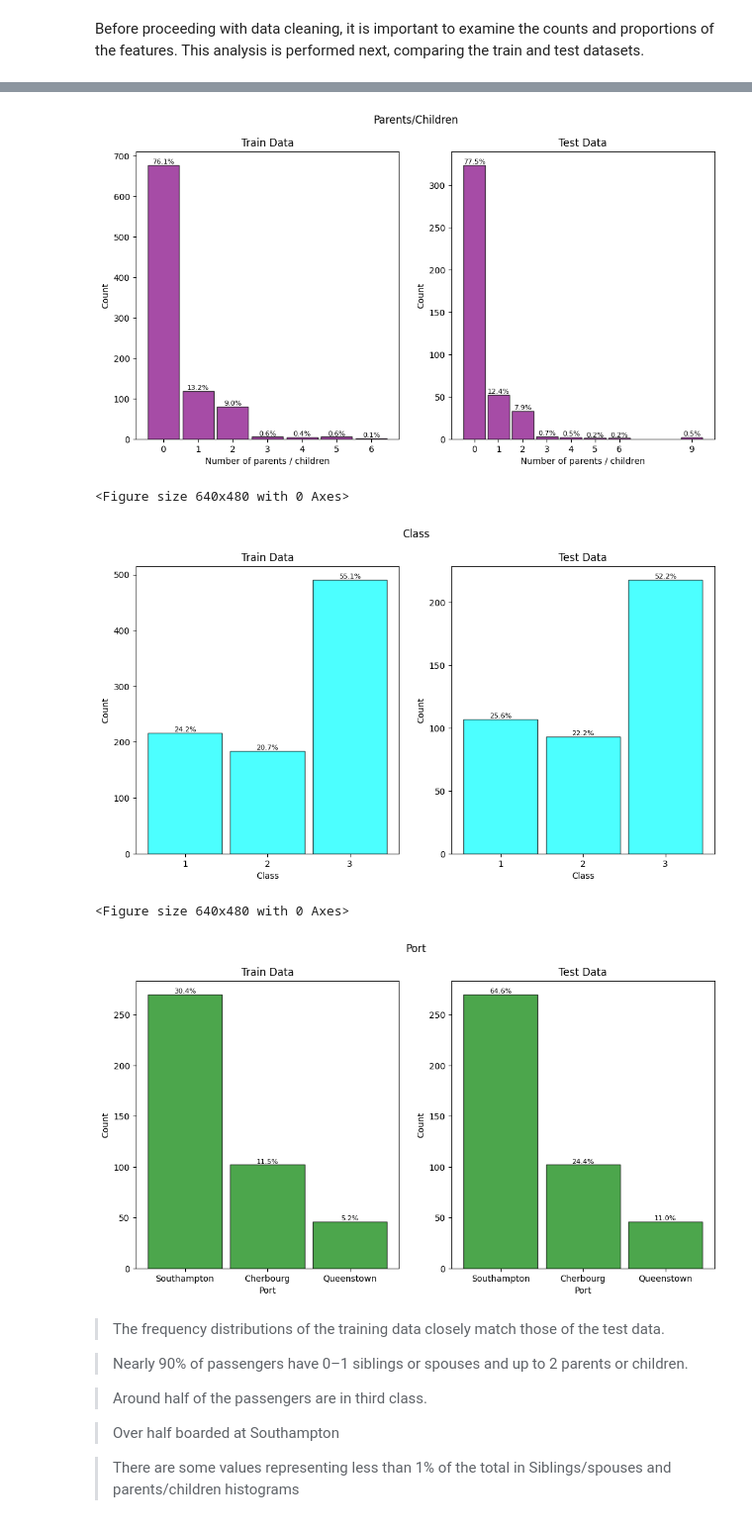
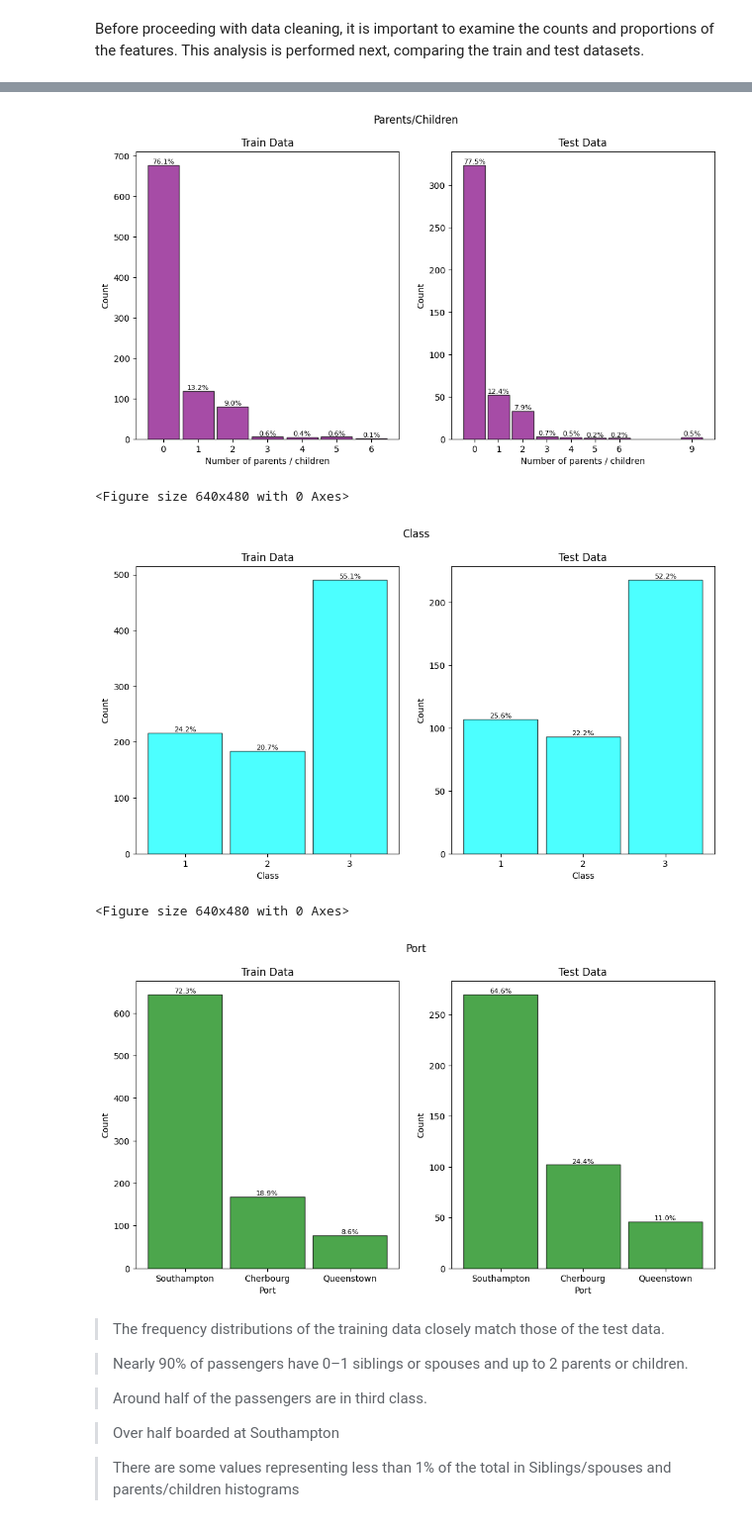
Before and after one commit to PrFis/Kaggle-Titanic_datset, a Jupyter notebook: titanic-data-analysis.ipynb, the cells around one changed output, grey strips where cells are left out. Shown at 99% size. Cells and saved outputs as stored; diff of their text form; code cells hidden in the pictures.

Commit message:
Kaggle Notebook | Titanic data analysis | Version 7

```diff
--- a/titanic-data-analysis.ipynb
+++ b/titanic-data-analysis.ipynb
@@ -327,41 +327,41 @@ PclassX_test = test_data['Pclass'].dropna().unique()
 #sort
 PclassX_train.sort()
 PclassX_test.sort()
 Pclass_hist_train = []
 Pclass_hist_test = []
 for par in PclassX_train:
     Pclass_hist_train.append(len(train_data.loc[train_data.Pclass == par ]))
 for par in PclassX_test:
     Pclass_hist_test.append(len(test_data.loc[test_data.Pclass == par ]))
 
 #plot
 Histogram_plotB(PclassX_train  , Pclass_hist_train,len(train_data['Pclass'].dropna()), PclassX_test  , Pclass_hist_test,len(test_data['Pclass'].dropna()), "Class", "Count", 0, "cyan", 0.9, "", 1, "Class")
 
 # Embarked
 
 #dropping null values
-embarked_counts = train_data['Embarked'].dropna().value_counts()
-embarked_counts = test_data['Embarked'].dropna().value_counts()
+embarked_counts_train = train_data['Embarked'].dropna().value_counts()
+embarked_counts_test = test_data['Embarked'].dropna().value_counts()
 
-embarkedX_train = embarked_counts.index.tolist()
-embarked_hist_train = embarked_counts.values.tolist()
+embarkedX_train = embarked_counts_train.index.tolist()
+embarked_hist_train = embarked_counts_train.values.tolist()
 
-embarkedX_test = embarked_counts.index.tolist()
-embarked_hist_test = embarked_counts.values.tolist()
+embarkedX_test = embarked_counts_test.index.tolist()
+embarked_hist_test = embarked_counts_test.values.tolist()
 
 #plot
-Histogram_plotB(["Southampton", "Cherbourg","Queenstown" ] , embarked_hist_train ,len(train_data['Embarked'].dropna()), ["Southampton", "Cherbourg","Queenstown" ]  , embarked_hist_test,len(test_data['Embarked'].dropna()), "Port", "Count", 0, "green", 0.9, "", 1, "Port")
+Histogram_plotB(["Southampton", "Cherbourg","Queenstown" ] , embarked_hist_train ,len(train_data['Embarked']), ["Southampton", "Cherbourg","Queenstown" ]  , embarked_hist_test,len(test_data['Embarked'].dropna()), "Port", "Count", 0, "green", 0.9, "", 1, "Port")
 # %% [output]
 <Figure size 640x480 with 0 Axes>
 [figure]
 <Figure size 640x480 with 0 Axes>
 [figure]
 <Figure size 640x480 with 0 Axes>
 [figure]
 <Figure size 640x480 with 0 Axes>
 [figure]
 <Figure size 640x480 with 0 Axes>
-[figure, old version]
+[figure, new version]
 # %% [markdown]
 > The frequency distributions of the training data closely match those of the test data.
 
```
Also changed, not shown: parts of 1 cell of this notebook.
